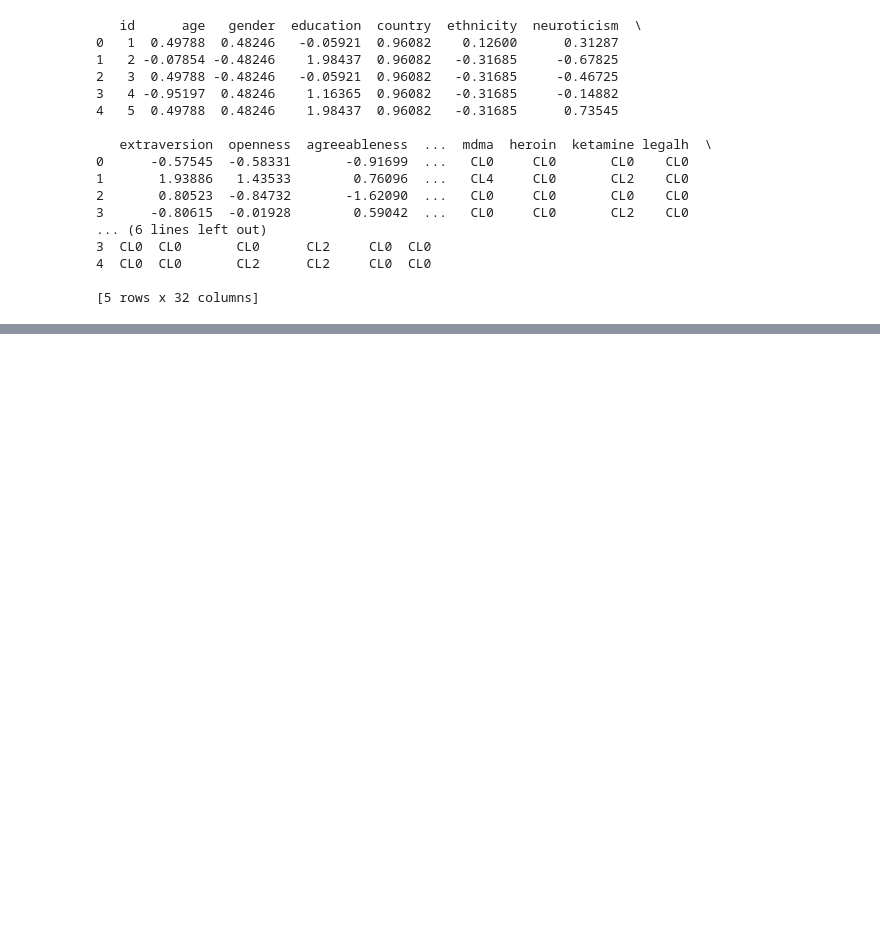
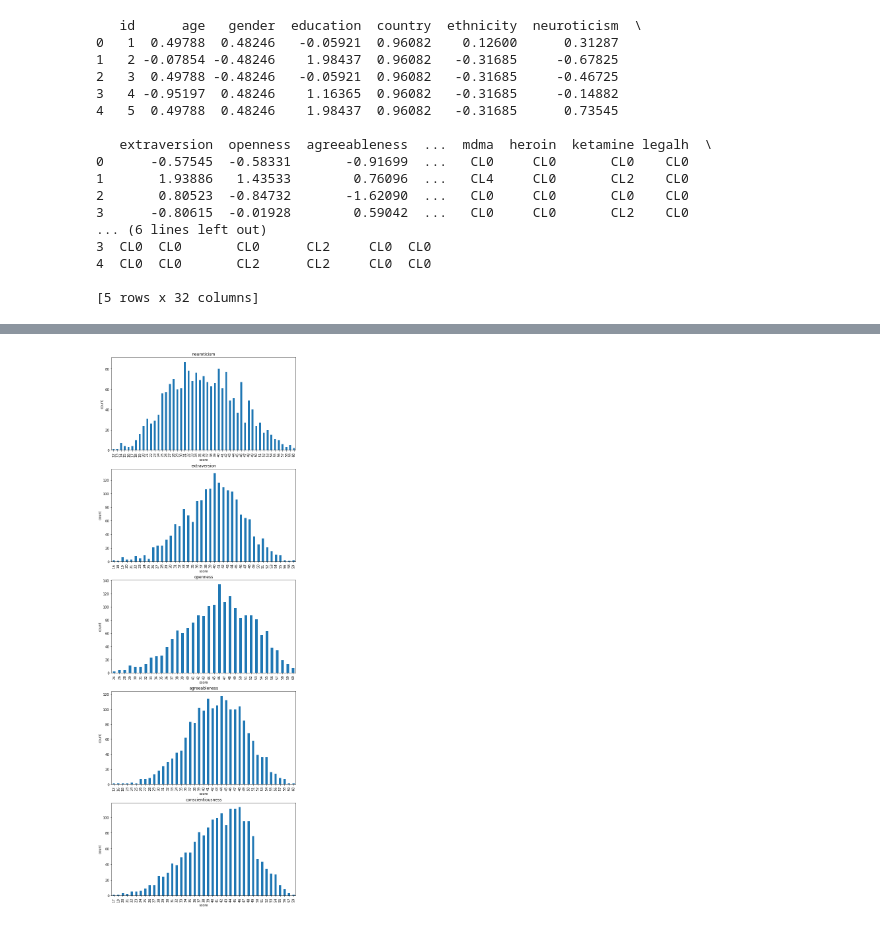
Before and after one commit to kambielawski/uciml_data_analysis, a Jupyter notebook: Drug_Consumption_Scratchpad.ipynb, the cells around one changed output, grey strips where cells are left out. Cells and saved outputs as stored; diff of their text form; code cells hidden in the pictures; blank space fills up the shorter version.

```diff
--- a/Drug_Consumption_Scratchpad.ipynb
+++ b/Drug_Consumption_Scratchpad.ipynb
@@ -227,0 +226,36 @@ print(labeled_data.head())
+# %%
+# let's get the counts of each of the values in each column
+demographics = ['age', 'gender', 'education', 'country', 'ethnicity']
+big_5 = ['neuroticism', 'extraversion', 'openness', 'agreeableness', 'conscientiousness']
+
+demographic_counts = {}
+for d in demographics:
+    demographic_counts[d] = labeled_data[d].value_counts()
+
+# I want to keep labeled data as a float variable representing the std dev. of the personality,
+# so we'll copy this just for the bar charts
+personality_data = labeled_data[[x for x in big_5]].copy(deep=True)
+personality_data['neuroticism'] = raw_data['neuroticism'].apply(lambda x: neuroticism_mapping[x])
+personality_data['extraversion'] = raw_data['extraversion'].apply(lambda x: extraversion_mapping[x])
+personality_data['openness'] = raw_data['openness'].apply(lambda x: openness_mapping[x])
+personality_data['agreeableness'] = raw_data['agreeableness'].apply(lambda x: agreeableness_mapping[x])
+personality_data['conscientiousness'] = raw_data['conscientiousness'].apply(lambda x: conscientiousness_mapping[x])
+
+personality_counts = {}
+for p in big_5:
+    personality_counts[p] = personality_data[p].value_counts()
+# %%
+# let's do a sanity check on the big-5 personality traits
+# these are supposed to look like normal distributions
+
+fig, axs = plt.subplots(5, 1, figsize=(10,30))
+for i, p in enumerate(big_5):
+    personality_counts[p].sort_index().plot(
+        kind='bar',
+        ax=axs[i],
+        title=p,
+        xlabel='score',
+        ylabel='count',
+    )
+# %% [output]
+[figure, added]
```
Also changed, not shown: parts of 9 cells of this notebook, 2 other files.
